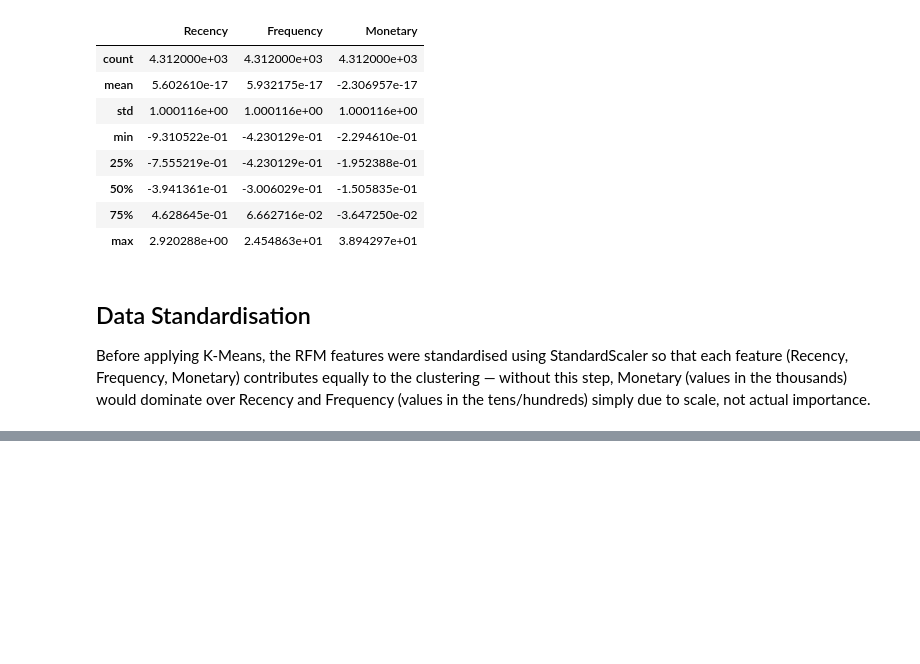
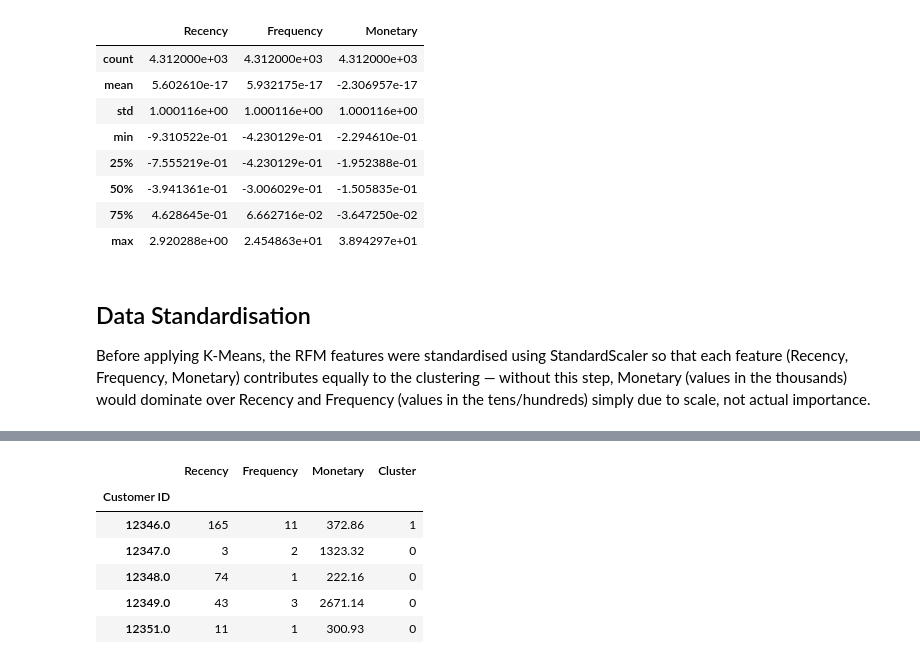
Before and after one commit to marselvna/OIBSIP, a Jupyter notebook: DataAnalytics-L1-CustomerSegmentation/main.ipynb, the cells around one changed output, grey strips where cells are left out. Cells and saved outputs as stored; diff of their text form; code cells hidden in the pictures; blank space fills up the shorter version.

```diff
--- a/DataAnalytics-L1-CustomerSegmentation/main.ipynb
+++ b/DataAnalytics-L1-CustomerSegmentation/main.ipynb
@@ -158,0 +178,12 @@ importance.
+# %%
+kmeans = KMeans(n_clusters=4, random_state=42, n_init=10)
+rfm['Cluster'] = kmeans.fit_predict(rfm_scaled)
+rfm.head()
+# %% [output]
+|  | Recency | Frequency | Monetary | Cluster |
+| Customer ID |  |  |  |  |
+| 12346.0 | 165 | 11 | 372.86 | 1 |
+| 12347.0 | 3 | 2 | 1323.32 | 0 |
+| 12348.0 | 74 | 1 | 222.16 | 0 |
+| 12349.0 | 43 | 3 | 2671.14 | 0 |
+| 12351.0 | 11 | 1 | 300.93 | 0 |
```
Also changed, not shown: parts of 3 cells of this notebook.
